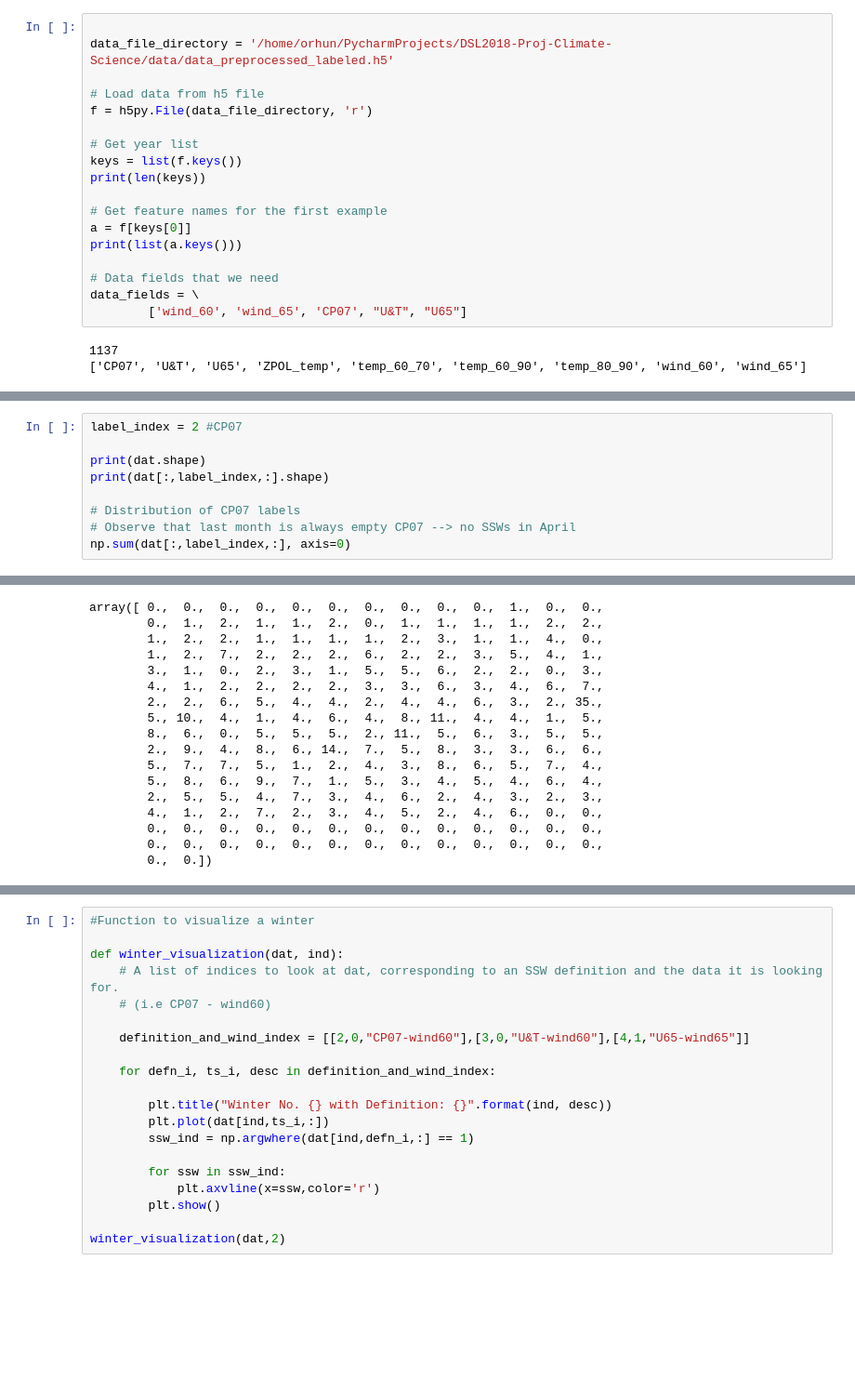
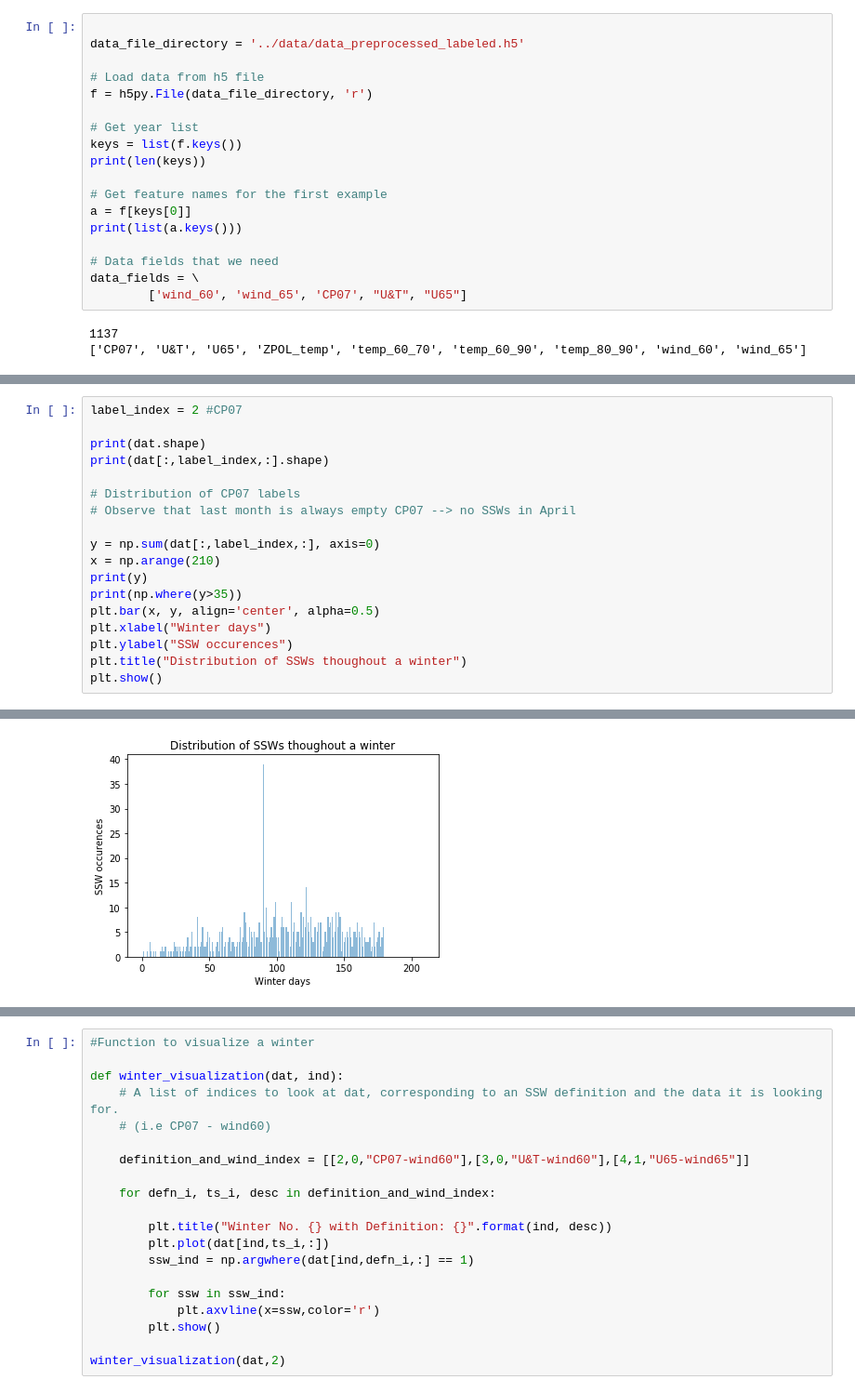
Before and after one commit to mcbuehler/ssw-prediction, a Jupyter notebook: notebooks/timeseries_exploration.ipynb, the cells around one changed output, grey strips where cells are left out. Shown at 93% size. Drawn from its saved outputs; the diff is of its cells as text; blank space fills up the shorter version.

Commit message:
Add plots to notebook

```diff
--- a/notebooks/timeseries_exploration.ipynb
+++ b/notebooks/timeseries_exploration.ipynb
@@ -4,7 +4,7 @@ import numpy as np
 import matplotlib.pyplot as plt
 # %%
 
-data_file_directory = '/home/orhun/PycharmProjects/DSL2018-Proj-Climate-Science/data/data_preprocessed_labeled.h5'
+data_file_directory = '../data/data_preprocessed_labeled.h5'
 
 # Load data from h5 file
 f = h5py.File(data_file_directory, 'r')
@@ -56,7 +36,16 @@ print(dat[:,label_index,:].shape)
 
 # Distribution of CP07 labels
 # Observe that last month is always empty CP07 --> no SSWs in April
-np.sum(dat[:,label_index,:], axis=0)
+
+y = np.sum(dat[:,label_index,:], axis=0)
+x = np.arange(210)
+print(y)
+print(np.where(y>35))
+plt.bar(x, y, align='center', alpha=0.5)
+plt.xlabel("Winter days")
+plt.ylabel("SSW occurences")
+plt.title("Distribution of SSWs thoughout a winter")
+plt.show()
 # %% [output]
 (1137, 5, 210)
 (1137, 210)
@@ -63,20 +65,4 @@ np.sum(dat[:,label_index,:], axis=0)
-array([ 0.,  0.,  0.,  0.,  0.,  0.,  0.,  0.,  0.,  0.,  1.,  0.,  0.,
-        0.,  1.,  2.,  1.,  1.,  2.,  0.,  1.,  1.,  1.,  1.,  2.,  2.,
-        1.,  2.,  2.,  1.,  1.,  1.,  1.,  2.,  3.,  1.,  1.,  4.,  0.,
-        1.,  2.,  7.,  2.,  2.,  2.,  6.,  2.,  2.,  3.,  5.,  4.,  1.,
-        3.,  1.,  0.,  2.,  3.,  1.,  5.,  5.,  6.,  2.,  2.,  0.,  3.,
-        4.,  1.,  2.,  2.,  2.,  2.,  3.,  3.,  6.,  3.,  4.,  6.,  7.,
-        2.,  2.,  6.,  5.,  4.,  4.,  2.,  4.,  4.,  6.,  3.,  2., 35.,
-        5., 10.,  4.,  1.,  4.,  6.,  4.,  8., 11.,  4.,  4.,  1.,  5.,
-        8.,  6.,  0.,  5.,  5.,  5.,  2., 11.,  5.,  6.,  3.,  5.,  5.,
-        2.,  9.,  4.,  8.,  6., 14.,  7.,  5.,  8.,  3.,  3.,  6.,  6.,
-        5.,  7.,  7.,  5.,  1.,  2.,  4.,  3.,  8.,  6.,  5.,  7.,  4.,
-        5.,  8.,  6.,  9.,  7.,  1.,  5.,  3.,  4.,  5.,  4.,  6.,  4.,
-        2.,  5.,  5.,  4.,  7.,  3.,  4.,  6.,  2.,  4.,  3.,  2.,  3.,
-        4.,  1.,  2.,  7.,  2.,  3.,  4.,  5.,  2.,  4.,  6.,  0.,  0.,
-        0.,  0.,  0.,  0.,  0.,  0.,  0.,  0.,  0.,  0.,  0.,  0.,  0.,
-        0.,  0.,  0.,  0.,  0.,  0.,  0.,  0.,  0.,  0.,  0.,  0.,  0.,
-        0.,  0.])
+[figure, added]
 # %%
 # Count SSWs for each winter
 winter_labels = np.sum(dat[:,label_index,:], axis=1)
```
Also changed, not shown: parts of 3 cells of this notebook.
